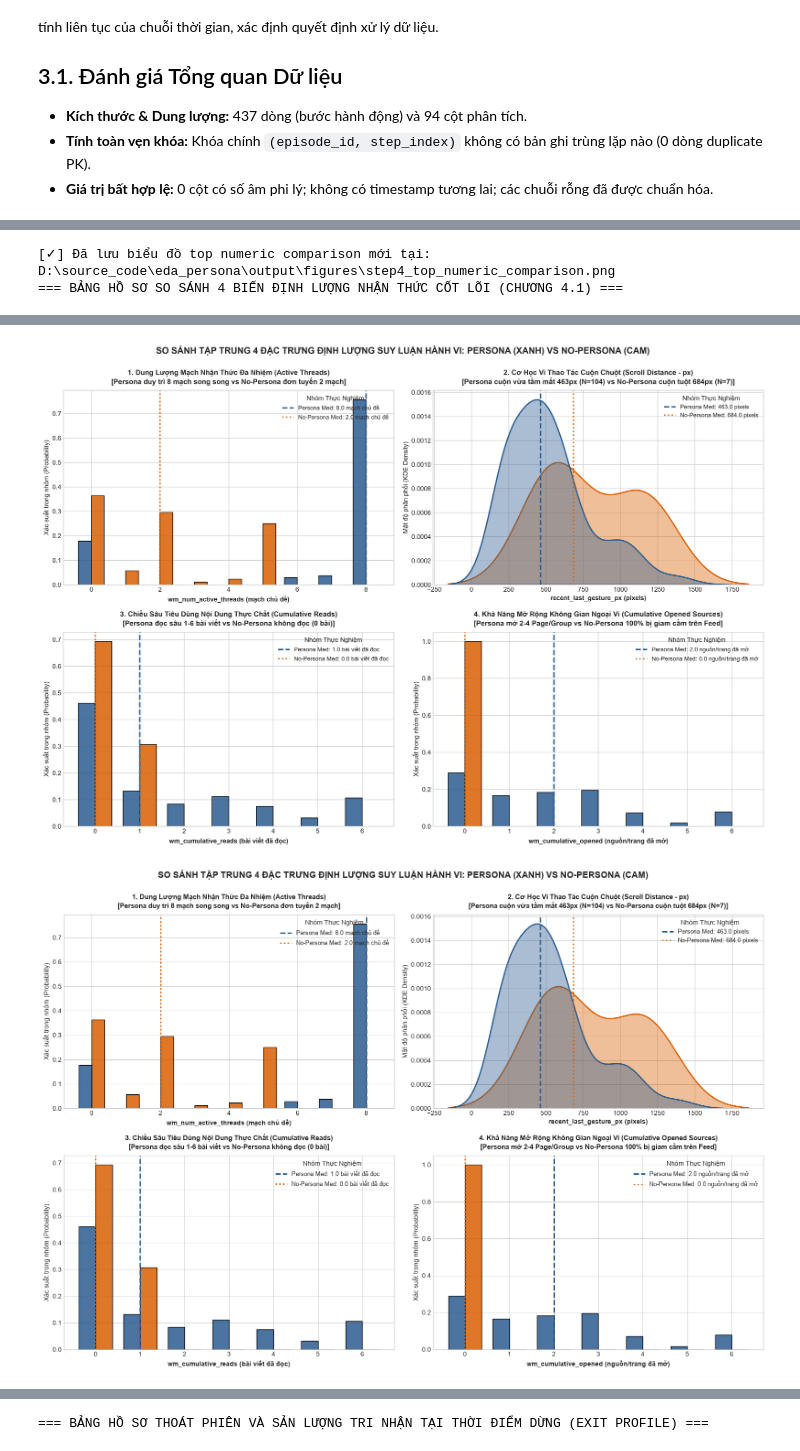
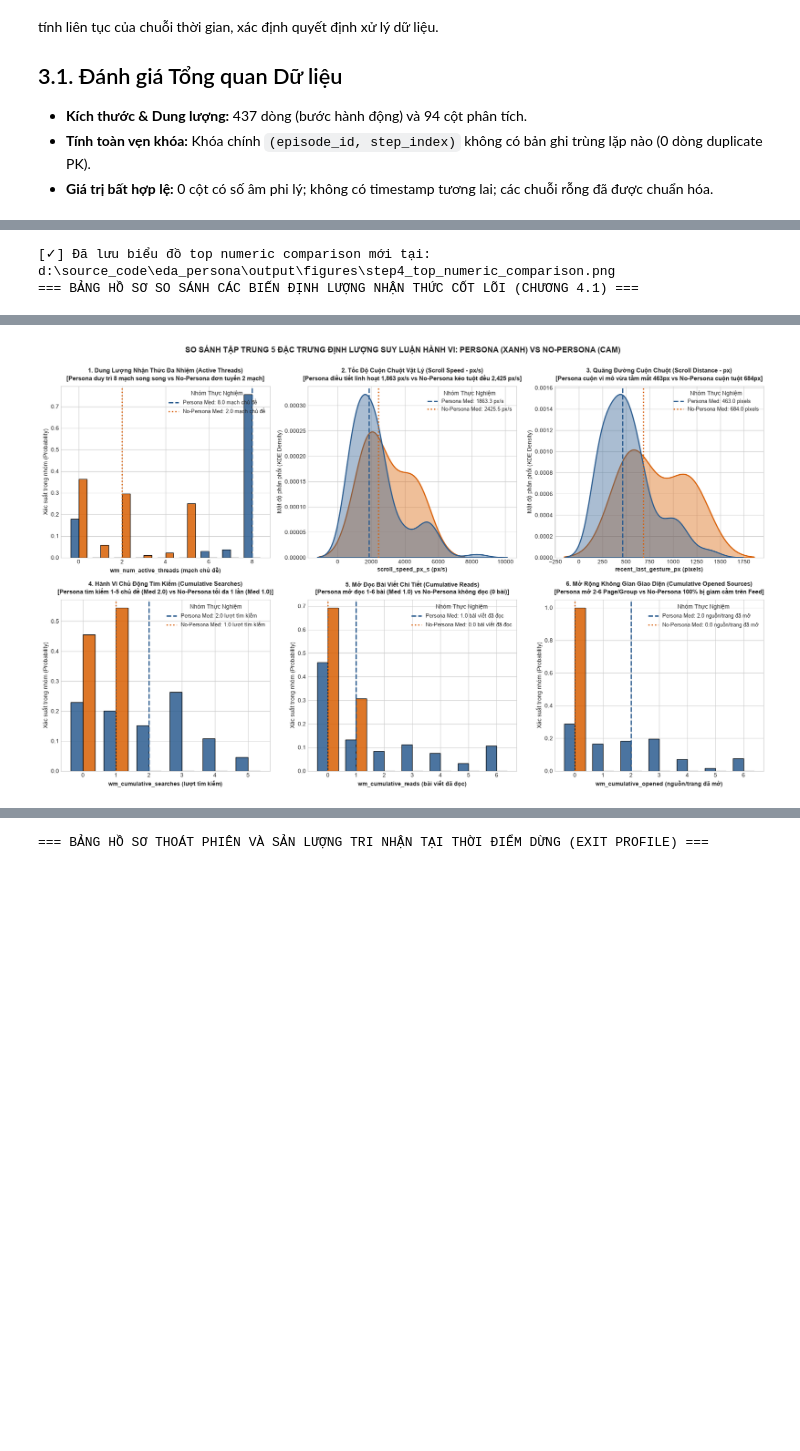
Before and after one commit to zero0526/eda_persona, a Jupyter notebook: notebooks/eda_action_logs.ipynb, the cells around one changed output, grey strips where cells are left out. Saved outputs shown, nothing was run; the diff lists cells and outputs as text; code cells hidden in the pictures; blank space fills up the shorter version.

```diff
--- a/notebooks/eda_action_logs.ipynb
+++ b/notebooks/eda_action_logs.ipynb
@@ -434,30 +464,42 @@ Mục tiêu của Bước 4 là tính toán phân phối độc lập các tham
 from algorithms.univariate_numeric_profiler import profile_numeric_variables, compute_separate_distribution_tables
 from viz.univariate_viz import plot_top_numeric_comparison
 
-# 1. Xuất 2 bảng phân phối chi tiết 14 tham số độc lập cho từng nhóm
+# Đảm bảo trường tốc độ cuộn chuột (scroll_speed_px_s) được tính toán nếu chưa có
+if "scroll_speed_px_s" not in df_steps.columns:
+    df_steps["scroll_speed_px_s"] = np.where(
+        df_steps["recent_last_gesture_ms"] > 0,
+        (df_steps["recent_last_gesture_px"] / df_steps["recent_last_gesture_ms"]) * 1000.0,
+        np.nan
+    )
+
+# 1. Xuất 2 bảng phân phối chi tiết các tham số độc lập cho từng nhóm
 sep_tables = compute_separate_distribution_tables(df_steps)
 sep_tables["persona_distribution"].to_csv(project_root / "output" / "tables" / "step4_numeric_profile_persona.csv", encoding="utf-8-sig", index=False)
 sep_tables["nopersona_distribution"].to_csv(project_root / "output" / "tables" / "step4_numeric_profile_no_persona.csv", encoding="utf-8-sig", index=False)
 
-# 2. Tạo bảng so sánh tập trung 4 biến định lượng nhận thức cốt lõi
-numeric_cols = ["wm_num_active_threads", "recent_last_gesture_px", "wm_cumulative_reads", "wm_cumulative_opened"]
+# 2. Tạo bảng so sánh tập trung các biến định lượng nhận thức cốt lõi (Bao gồm Tốc độ Scroll)
+numeric_cols = [
+    "wm_num_active_threads",
+    "scroll_speed_px_s",
+    "recent_last_gesture_px",
+    "wm_cumulative_searches",
+    "wm_cumulative_reads",
+    "wm_cumulative_opened"
+]
 df_num_profile = profile_numeric_variables(df_steps, target_cols=numeric_cols)
 df_num_profile.to_csv(project_root / "output" / "tables" / "step4_numeric_profile.csv", index=False, encoding="utf-8-sig")
 
-# 3. Vẽ biểu đồ so sánh phân phối trực quan
+# 3. Vẽ biểu đồ so sánh phân phối trực quan các đặc trưng
 plot_top_numeric_comparison(df_steps, output_path=project_root / "output" / "figures" / "step4_top_numeric_comparison.png")
 
-print("=== BẢNG HỒ SƠ SO SÁNH 4 BIẾN ĐỊNH LƯỢNG NHẬN THỨC CỐT LÕI (CHƯƠNG 4.1) ===")
+print("=== BẢNG HỒ SƠ SO SÁNH CÁC BIẾN ĐỊNH LƯỢNG NHẬN THỨC CỐT LÕI (CHƯƠNG 4.1) ===")
 display(df_num_profile.style.set_properties(**{'text-align': 'right'}).format({
-    'Persona_Mean': '{:.2f}', 'Persona_Median': '{:.2f}', 'Persona_Std': '{:.2f}',
-    'NoPersona_Mean': '{:.2f}', 'NoPersona_Median': '{:.2f}', 'NoPersona_Std': '{:.2f}',
-    'p_value': '{:.4f}'
+    'Persona Mean': '{:.2f}', 'Persona Median': '{:.2f}',
+    'No-Persona Mean': '{:.2f}', 'No-Persona Median': '{:.2f}',
+    'Chênh lệch Median (P - NP)': '{:+.2f}',
+    'Mann-Whitney P-Value': '{:.4f}'
 }))
-
-# Hiển thị ảnh so sánh trực quan
-from IPython.display import Image, display
-display(Image(filename=str(project_root / "output" / "figures" / "step4_top_numeric_comparison.png")))
 # %% [output]
-[✓] Đã lưu biểu đồ top numeric comparison mới tại: D:\source_code\eda_persona\output\figures\step4_top_numeric_comparison.png
-=== BẢNG HỒ SƠ SO SÁNH 4 BIẾN ĐỊNH LƯỢNG NHẬN THỨC CỐT LÕI (CHƯƠNG 4.1) ===
+[✓] Đã lưu biểu đồ top numeric comparison mới tại: d:\source_code\eda_persona\output\figures\step4_top_numeric_comparison.png
+=== BẢNG HỒ SƠ SO SÁNH CÁC BIẾN ĐỊNH LƯỢNG NHẬN THỨC CỐT LÕI (CHƯƠNG 4.1) ===
 |  | Biến số | Cỡ mẫu (N) | Persona N | Persona Median | Persona Mean | Persona Q1 | Persona Q3 | Persona IQR | ... |
@@ -468,2 +512 @@ display(Image(filename=str(project_root / "output" / "figures" / "step4_top_nume
-[figure, old version]
+[figure, new version]
-[figure, removed]
```
Also changed, not shown: parts of 27 cells of this notebook, 17 other files.
